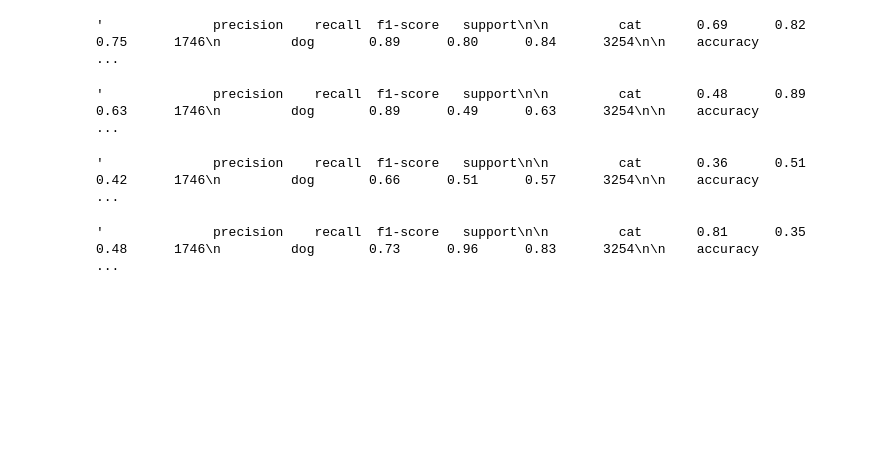
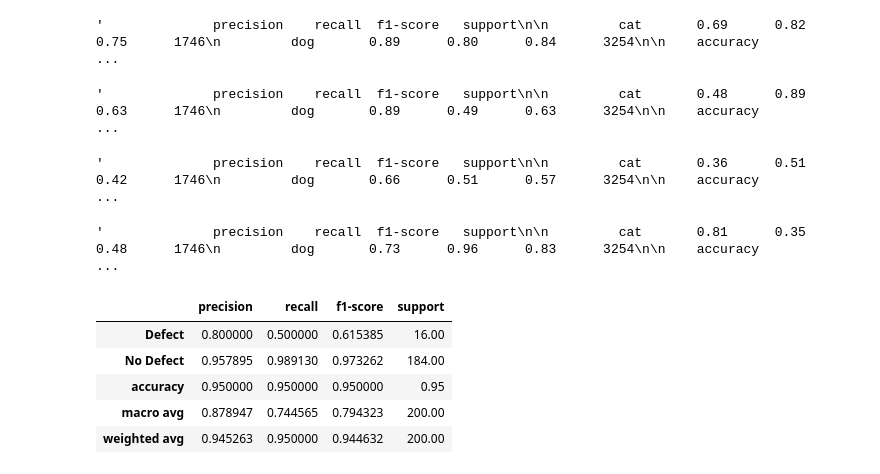
Before and after one commit to natasharivers/Classifications, a Jupyter notebook: model_evaluation.ipynb, the cells around one changed output. Drawn from its saved outputs; the diff is of its cells as text; code cells hidden in the pictures; blank space fills up the shorter version.

Commit message:
walkthrough

```diff
--- a/model_evaluation.ipynb
+++ b/model_evaluation.ipynb
@@ -223,0 +277,2 @@ Precision rate for model3 is 13.13%
+# %%
+df = pd.read_csv('c3.csv')
@@ -223,0 +308,3 @@ Precision rate for model3 is 13.13%
+# %%
+#baseline should be whichever has more 'value_count'
+df['baseline'] = 'No Defect'
@@ -452,3 +639,14 @@ classsk_model3
 classsk_model4
 # %% [output]
 '              precision    recall  f1-score   support\n\n         cat       0.81      0.35      0.48      1746\n         dog       0.73      0.96      0.83      3254\n\n    accuracy                   ...
+# %%
+## Teacher Walkthrough
+#model 1
+pd.DataFrame(classification_report(df.actual, df.model1, output_dict=True)).T
+# %% [output]
+|  | precision | recall | f1-score | support |
+| Defect | 0.800000 | 0.500000 | 0.615385 | 16.00 |
+| No Defect | 0.957895 | 0.989130 | 0.973262 | 184.00 |
+| accuracy | 0.950000 | 0.950000 | 0.950000 | 0.95 |
+| macro avg | 0.878947 | 0.744565 | 0.794323 | 200.00 |
+| weighted avg | 0.945263 | 0.950000 | 0.944632 | 200.00 |
```
Also changed, not shown: parts of 41 cells of this notebook.
